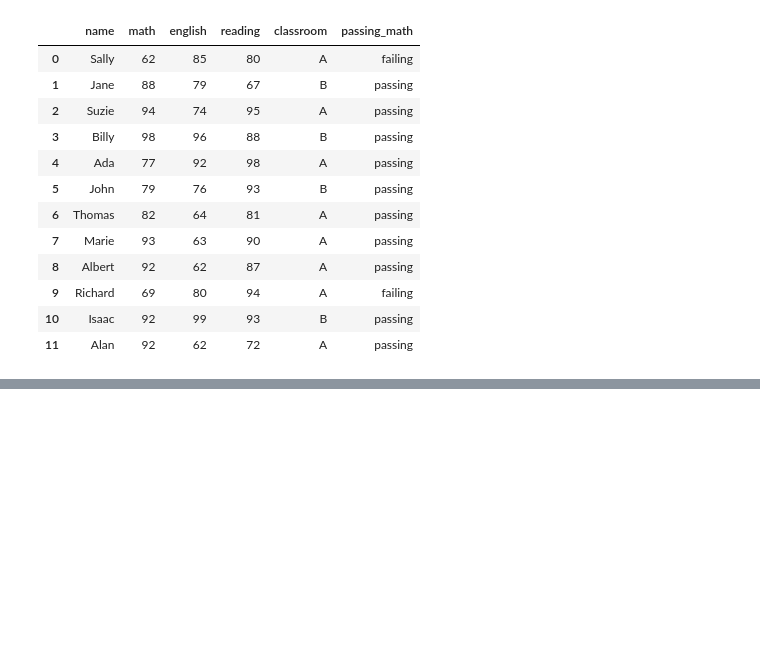
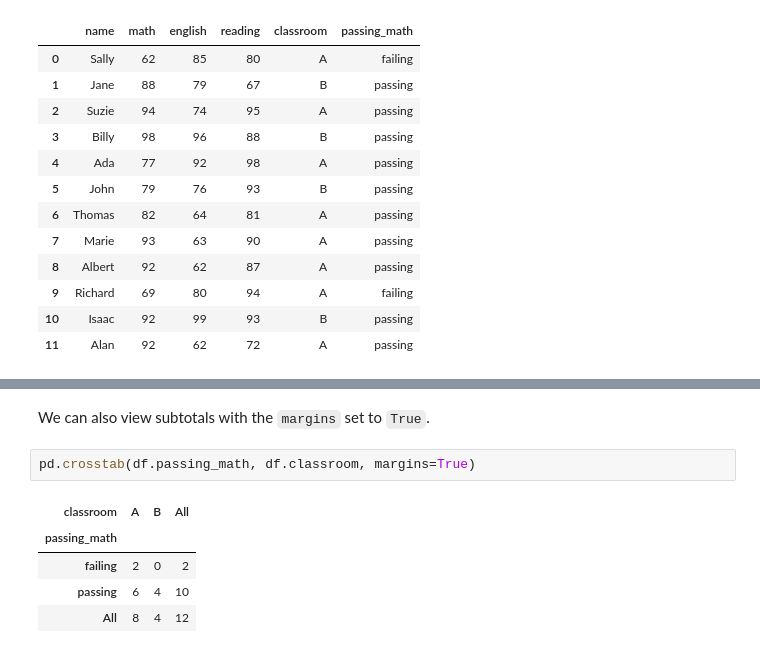
Before and after one commit to RichardAlcabes22/codeup_review, a Jupyter notebook: 3-data_science_libraries/00_pandas_adv_dataframes_lesson.ipynb, the cells around one changed output, grey strips where cells are left out. Drawn from its saved outputs; the diff is of its cells as text; blank space fills up the shorter version.

```diff
--- a/3-data_science_libraries/00_pandas_adv_dataframes_lesson.ipynb
+++ b/3-data_science_libraries/00_pandas_adv_dataframes_lesson.ipynb
@@ -614,0 +624,10 @@ df
+# %% [markdown]
+We can also view subtotals with the `margins` set to `True`.
+# %%
+pd.crosstab(df.passing_math, df.classroom, margins=True)
+# %% [output]
+| classroom | A | B | All |
+| passing_math |  |  |  |
+| failing | 2 | 0 | 2 |
+| passing | 6 | 4 | 10 |
+| All | 8 | 4 | 12 |
```
Also changed, not shown: parts of 2 cells of this notebook.
